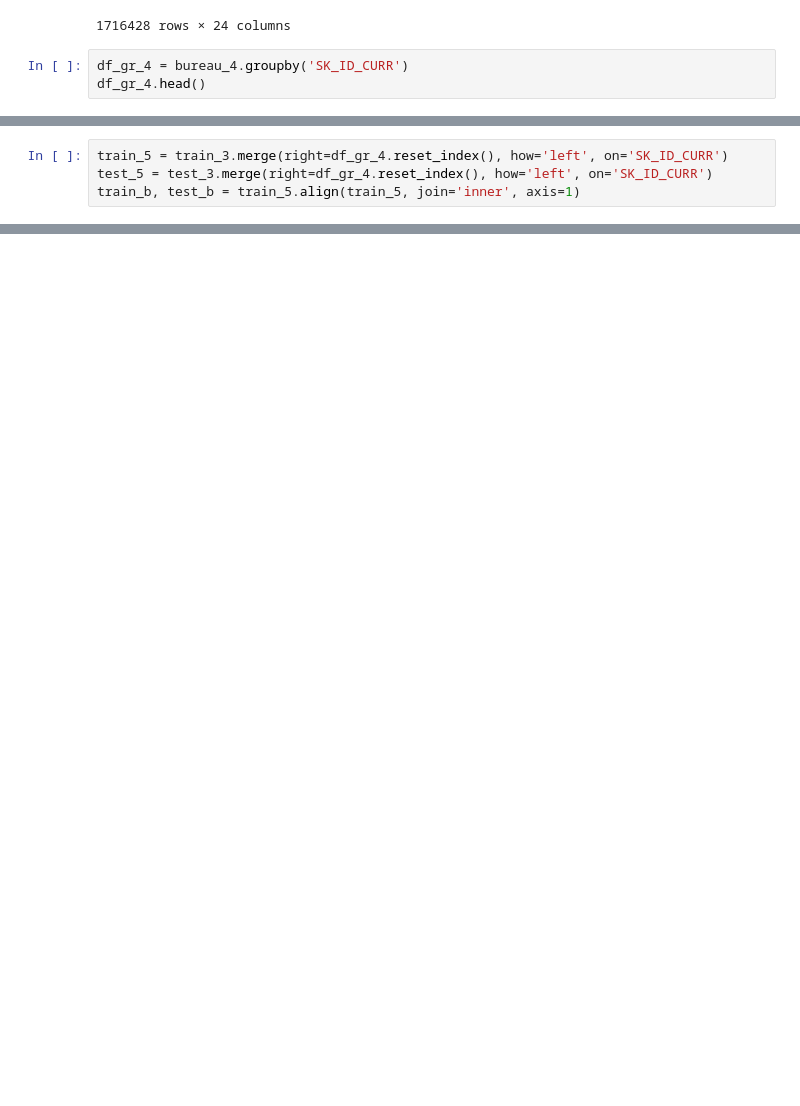
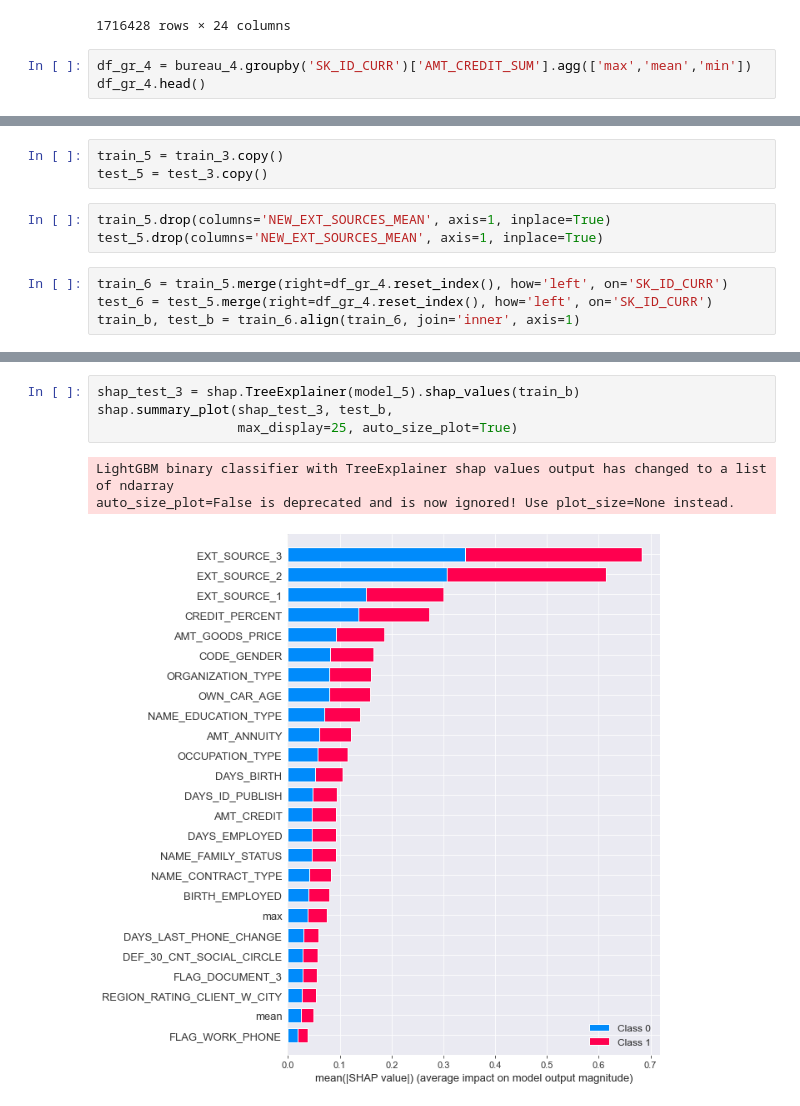
Before and after one commit to RuslanYusup/HCB, a Jupyter notebook: HCB.ipynb, the cells around one changed output, grey strips where cells are left out. Saved outputs shown, nothing was run; the diff lists cells and outputs as text; blank space fills up the shorter version.

```diff
--- a/HCB.ipynb
+++ b/HCB.ipynb
@@ -906,6 +910,6 @@ bureau_4
 | 1716427 | 246829 | 5057778 | Closed | currency 1 | -463 | 0 | ... |
 1716428 rows × 24 columns
 # %%
-df_gr_4 = bureau_4.groupby('SK_ID_CURR')
+df_gr_4 = bureau_4.groupby('SK_ID_CURR')['AMT_CREDIT_SUM'].agg(['max','mean','min'])
 df_gr_4.head()
 # %% [output]
@@ -925,4 +923,10 @@ df_gr_4.head()
+# %%
+train_5 = train_3.copy()
+test_5 = test_3.copy()
+# %%
+train_5.drop(columns='NEW_EXT_SOURCES_MEAN', axis=1, inplace=True)
+test_5.drop(columns='NEW_EXT_SOURCES_MEAN', axis=1, inplace=True)
 # %%
-train_5 = train_3.merge(right=df_gr_4.reset_index(), how='left', on='SK_ID_CURR')
-test_5 = test_3.merge(right=df_gr_4.reset_index(), how='left', on='SK_ID_CURR')
-train_b, test_b = train_5.align(train_5, join='inner', axis=1)
+train_6 = train_5.merge(right=df_gr_4.reset_index(), how='left', on='SK_ID_CURR')
+test_6 = test_5.merge(right=df_gr_4.reset_index(), how='left', on='SK_ID_CURR')
+train_b, test_b = train_6.align(train_6, join='inner', axis=1)
@@ -946,0 +952,8 @@ print('LightGBM: ROC AUC=%.3f' % (metrics_5))
+# %%
+shap_test_3 = shap.TreeExplainer(model_5).shap_values(train_b)
+shap.summary_plot(shap_test_3, test_b,
+                  max_display=25, auto_size_plot=True)
+# %% [output]
+LightGBM binary classifier with TreeExplainer shap values output has changed to a list of ndarray
+auto_size_plot=False is deprecated and is now ignored! Use plot_size=None instead.
+[figure, added]
```
Also changed, not shown: parts of 10 cells of this notebook, 1 other file.
